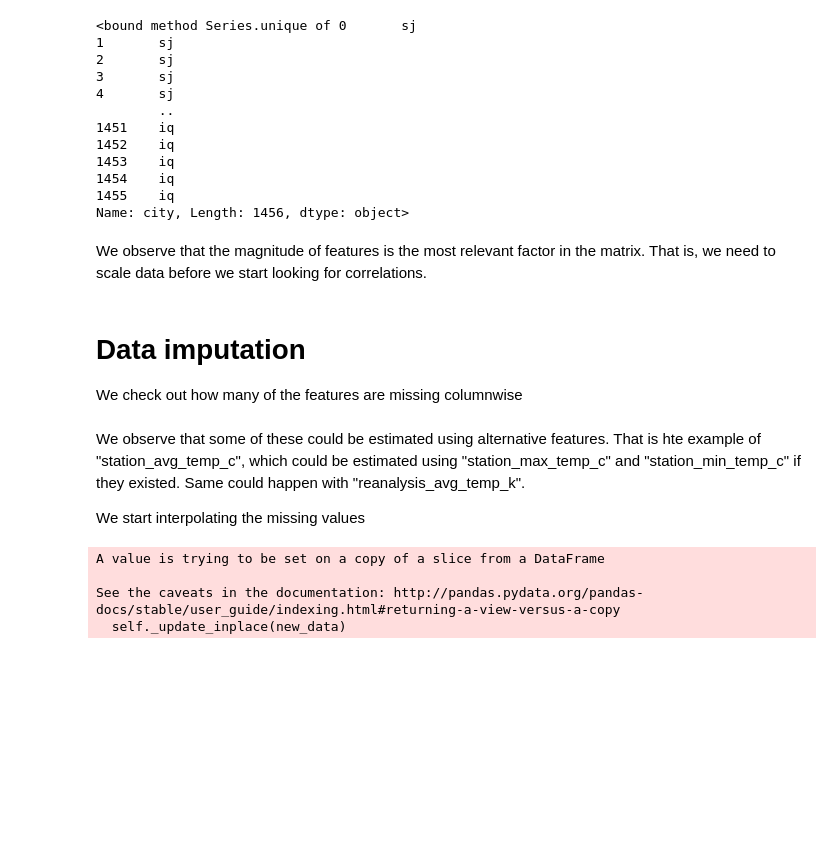
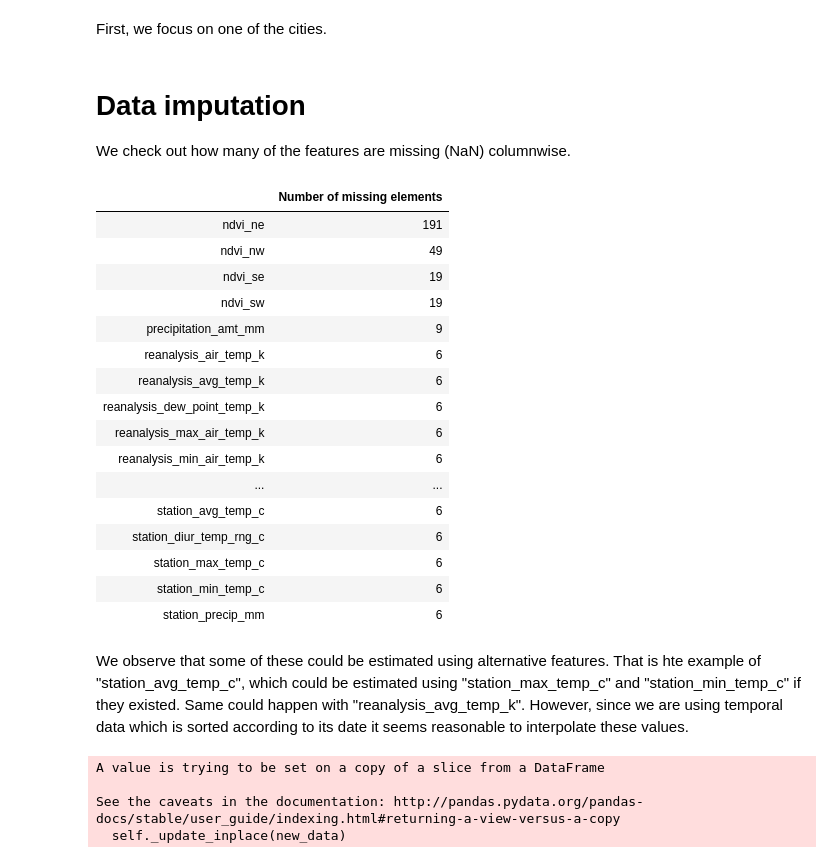
Before and after one commit to arodriguezhidalgo/DengAI_proposal, a Jupyter notebook: Model.ipynb, the cells around one changed output. Saved outputs shown, nothing was run; the diff lists cells and outputs as text; code cells hidden in the pictures; blank space fills up the shorter version.

```diff
--- a/Model.ipynb
+++ b/Model.ipynb
@@ -18 +21,3 @@ Training data readed!
+# %% [markdown]
+First, we focus on one of the cities.
 # %%
@@ -21,35 +24,36 @@ features.city.unique()
 # We split data for the two cities
 city_data = features[features['city'] == 'sj']
-# %%
-features.city.unique
-# %% [output]
-<bound method Series.unique of 0       sj
-1       sj
-2       sj
-3       sj
-4       sj
-        ..
-1451    iq
-1452    iq
-1453    iq
-1454    iq
-1455    iq
-Name: city, Length: 1456, dtype: object>
-# %% [markdown]
-We observe that the magnitude of features is the most relevant factor in the matrix. That is, we need to scale data before we start looking for correlations.
 # %% [markdown]
 # Data imputation
-We check out how many of the features are missing columnwise
+We check out how many of the features are missing (NaN) columnwise.
 # %%
 missing = {}
 for col in city_data:
     missing_no = city_data[col].isna().sum()
     if missing_no != 0:
         missing[col] = missing_no;
+
+pd.DataFrame(missing.values(), index = missing.keys(), columns=['Number of missing elements'])
+# %% [output]
+|  | Number of missing elements |
+| ndvi_ne | 191 |
+| ndvi_nw | 49 |
+| ndvi_se | 19 |
+| ndvi_sw | 19 |
+| precipitation_amt_mm | 9 |
+| reanalysis_air_temp_k | 6 |
+| reanalysis_avg_temp_k | 6 |
+| reanalysis_dew_point_temp_k | 6 |
+| reanalysis_max_air_temp_k | 6 |
+| reanalysis_min_air_temp_k | 6 |
+| ... | ... |
+| station_avg_temp_c | 6 |
+| station_diur_temp_rng_c | 6 |
+| station_max_temp_c | 6 |
+| station_min_temp_c | 6 |
+| station_precip_mm | 6 |
 # %% [markdown]
-We observe that some of these could be estimated using alternative features. That is hte example of "station_avg_temp_c", which could be estimated using "station_max_temp_c" and "station_min_temp_c" if they existed. Same could happen with "reanalysis_avg_temp_k".
-
-We start interpolating the missing values
+We observe that some of these could be estimated using alternative features. That is hte example of "station_avg_temp_c", which could be estimated using "station_max_temp_c" and "station_min_temp_c" if they existed. Same could happen with "reanalysis_avg_temp_k". However, since we are using temporal data which is sorted according to its date it seems reasonable to interpolate these values.
 # %%
 for col in missing.keys():
     city_data[col].interpolate(inplace=True)
```
Also changed, not shown: parts of 13 cells of this notebook, 4 other files.
